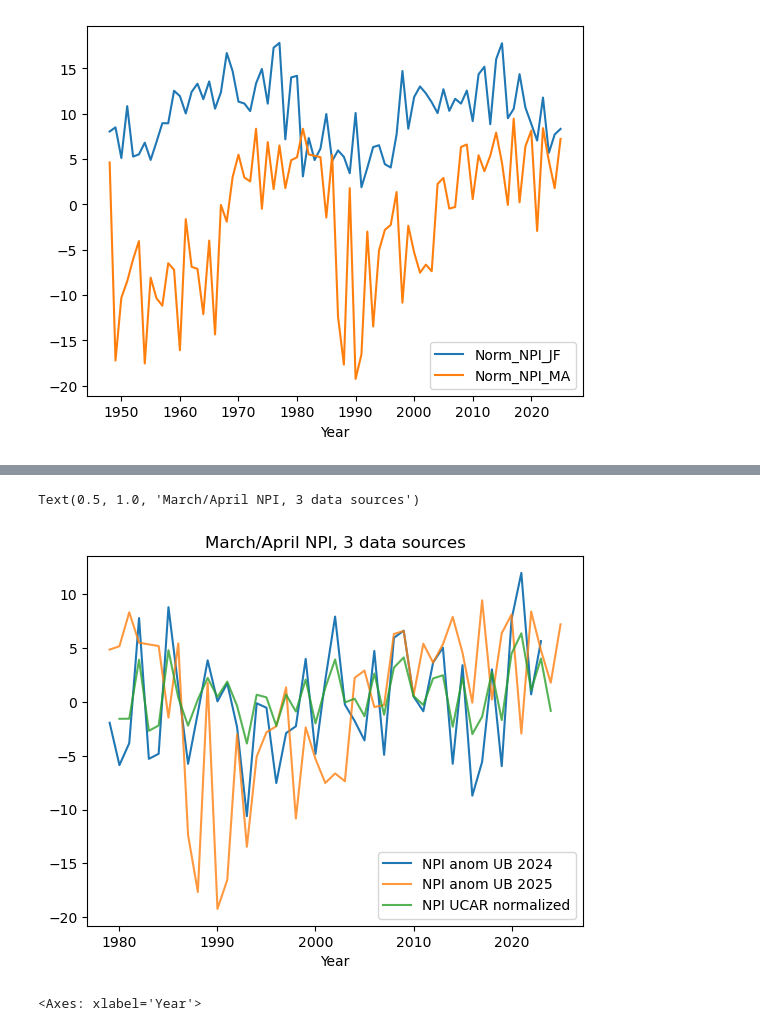
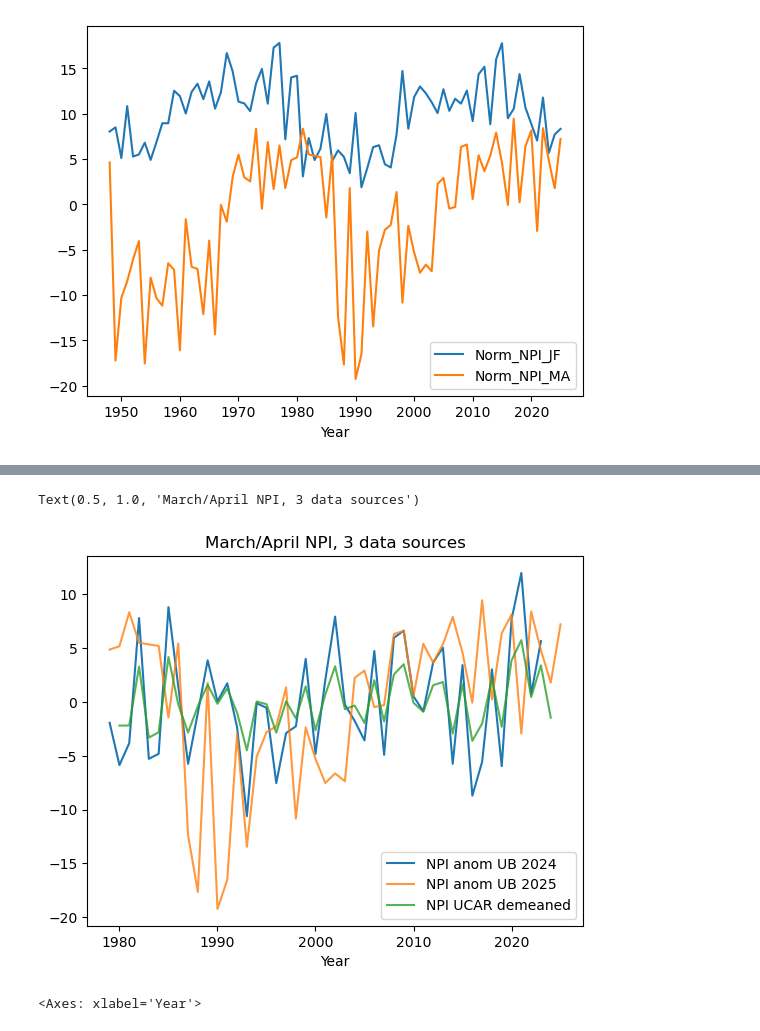
Before and after one commit to PanCanAK-Fire/predictors-remote, a Jupyter notebook: JupyterNotebooks/prototype_make_dataframe.ipynb, the cells around one changed output, grey strips where cells are left out. Saved outputs shown, nothing was run; the diff lists cells and outputs as text; code cells hidden in the pictures.

```diff
--- a/JupyterNotebooks/prototype_make_dataframe.ipynb
+++ b/JupyterNotebooks/prototype_make_dataframe.ipynb
@@ -341,7 +333,7 @@ data_npi['Year'] = data_npi['YrMnth'].astype(str).str[:4].astype(int)
 data_npi['Month'] = data_npi['YrMnth'].astype(str).str[4:].astype(int)
 data_npi = data_npi[data_npi['Year'] >= 1980]
 data_npi.replace(-999.0, npy.nan, inplace=True)
-data_npi['NPI'] = data_npi['NPI'].transform(lambda x: ((x - x.mean())))
+# data_npi['NPI'] = data_npi['NPI'].transform(lambda x: ((x - x.mean())))
 data_npi = data_npi[data_npi['Month'].isin([1, 2, 3, 4])]
 data_npi = data_npi.astype(float)
 data_npi['Year'] = data_npi['Year'].astype(int)
@@ -354,6 +346,9 @@ data_npi.drop(columns=['YrMnth', 'Month'], inplace=True)
 data_npi = data_npi.groupby(['Year', 'label']).mean().reset_index().pivot(
     index='Year', columns='label', values=['NPI'])
 data_npi.columns = data_npi.columns.to_series().apply('_'.join)
+for col in data_npi.columns:
+    data_npi[col] = data_npi[col].transform(lambda x: ((x - x.mean())))
+
 data_npi
 # %% [output]
 |  | NPI_JF | NPI_MA |
@@ -481,12 +485,12 @@ NPI_UB_2.plot()
 # %%
 ax = NPI_UB['Norm_NPI_anom_MA'].plot(label='NPI anom UB 2024')
 NPI_UB_2.loc[1979:]['Norm_NPI_MA'].plot(ax=ax, alpha=0.8, label='NPI anom UB 2025')
-data_npi['NPI_MA'].plot(ax=ax, alpha=0.8, label='NPI UCAR normalized')
+data_npi['NPI_MA'].plot(ax=ax, alpha=0.8, label='NPI UCAR demeaned')
 plt.legend()
 plt.title("March/April NPI, 3 data sources")
 # %% [output]
 Text(0.5, 1.0, 'March/April NPI, 3 data sources')
-[figure, old version]
+[figure, new version]
 # %%
 data_npi['NPI_MA'].plot()
 # %% [output]
```
Also changed, not shown: parts of 5 cells of this notebook, 5 other files.
